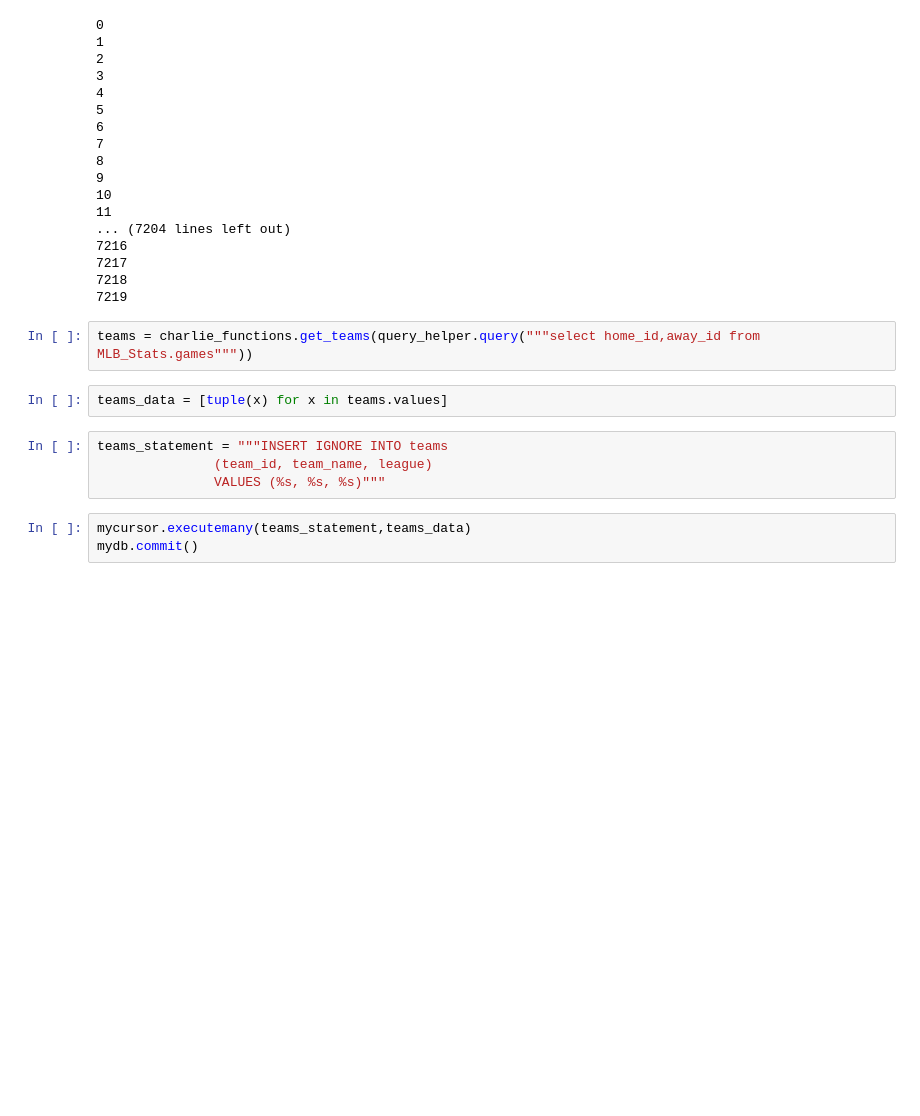
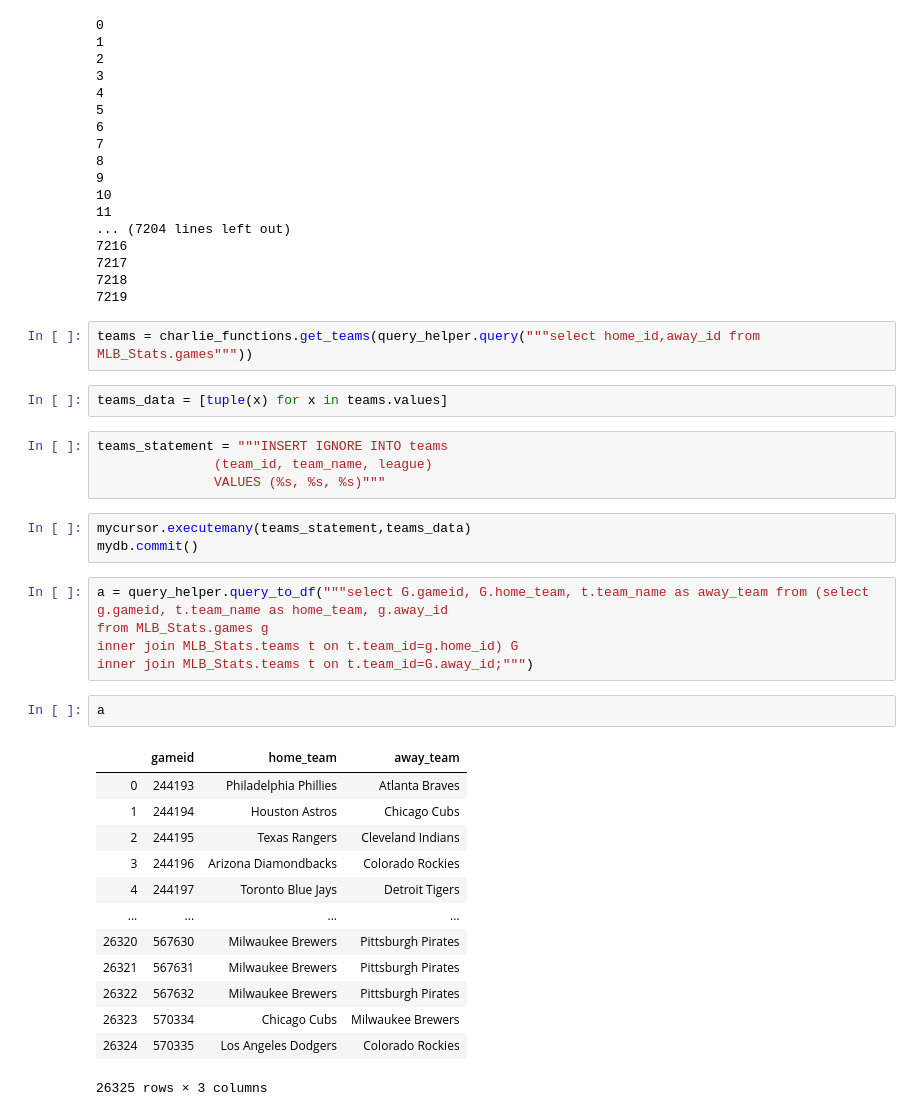
Before and after one commit to schlinkertc/MLB_Stats, a Jupyter notebook: database_insert.ipynb, the cells around one changed output. Drawn from its saved outputs; the diff is of its cells as text; blank space fills up the shorter version.

```diff
--- a/database_insert.ipynb
+++ b/database_insert.ipynb
@@ -129,3 +129,24 @@ teams_statement = """INSERT IGNORE INTO teams
 # %%
 mycursor.executemany(teams_statement,teams_data)
 mydb.commit()
+# %%
+a = query_helper.query_to_df("""select G.gameid, G.home_team, t.team_name as away_team from (select g.gameid, t.team_name as home_team, g.away_id
+from MLB_Stats.games g
+inner join MLB_Stats.teams t on t.team_id=g.home_id) G
+inner join MLB_Stats.teams t on t.team_id=G.away_id;""")
+# %%
+a
+# %% [output]
+|  | gameid | home_team | away_team |
+| 0 | 244193 | Philadelphia Phillies | Atlanta Braves |
+| 1 | 244194 | Houston Astros | Chicago Cubs |
+| 2 | 244195 | Texas Rangers | Cleveland Indians |
+| 3 | 244196 | Arizona Diamondbacks | Colorado Rockies |
+| 4 | 244197 | Toronto Blue Jays | Detroit Tigers |
+| ... | ... | ... | ... |
+| 26320 | 567630 | Milwaukee Brewers | Pittsburgh Pirates |
+| 26321 | 567631 | Milwaukee Brewers | Pittsburgh Pirates |
+| 26322 | 567632 | Milwaukee Brewers | Pittsburgh Pirates |
+| 26323 | 570334 | Chicago Cubs | Milwaukee Brewers |
+| 26324 | 570335 | Los Angeles Dodgers | Colorado Rockies |
+26325 rows × 3 columns
```
Also changed, not shown: 3 other files.
